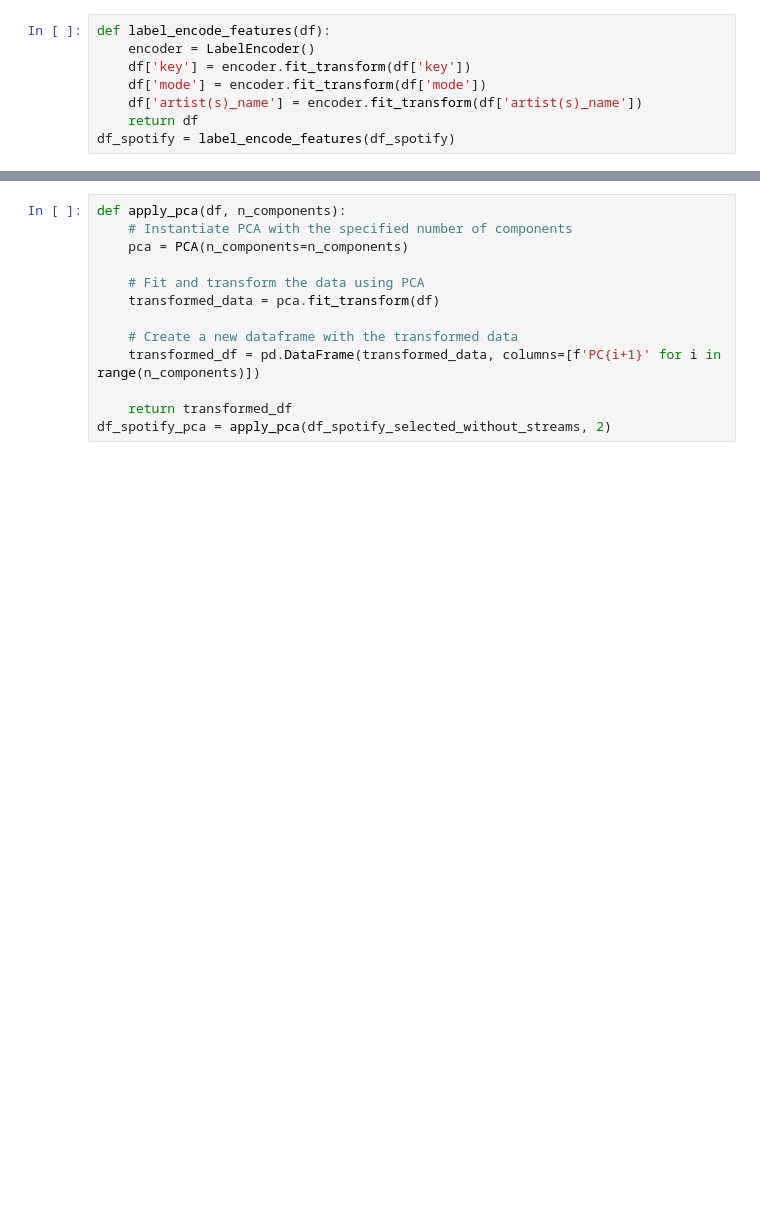
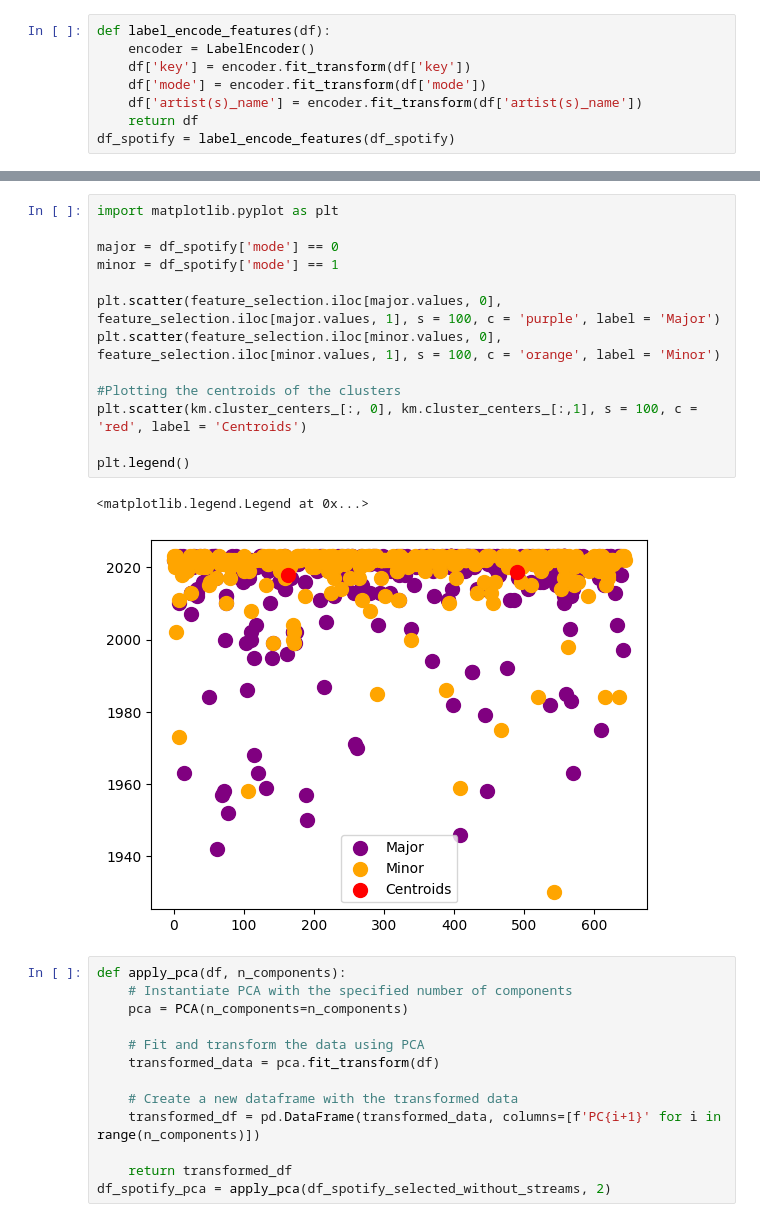
Before and after one commit to omar-elmeteny/MLProject, a Jupyter notebook: ml_project.ipynb, the cells around one changed output, grey strips where cells are left out. Drawn from its saved outputs; the diff is of its cells as text; blank space fills up the shorter version.

```diff
--- a/ml_project.ipynb
+++ b/ml_project.ipynb
@@ -421,3 +475,19 @@ df_spotify_selected_without_streams
+# %%
+import matplotlib.pyplot as plt
+
+major = df_spotify['mode'] == 0
+minor = df_spotify['mode'] == 1
+
+plt.scatter(feature_selection.iloc[major.values, 0], feature_selection.iloc[major.values, 1], s = 100, c = 'purple', label = 'Major')
+plt.scatter(feature_selection.iloc[minor.values, 0], feature_selection.iloc[minor.values, 1], s = 100, c = 'orange', label = 'Minor')
+
+#Plotting the centroids of the clusters
+plt.scatter(km.cluster_centers_[:, 0], km.cluster_centers_[:,1], s = 100, c = 'red', label = 'Centroids')
+
+plt.legend()
+# %% [output]
+<matplotlib.legend.Legend at 0x...>
+[figure, added]
 # %%
 def apply_pca(df, n_components):
     # Instantiate PCA with the specified number of components
```
Also changed, not shown: parts of 17 cells of this notebook.
